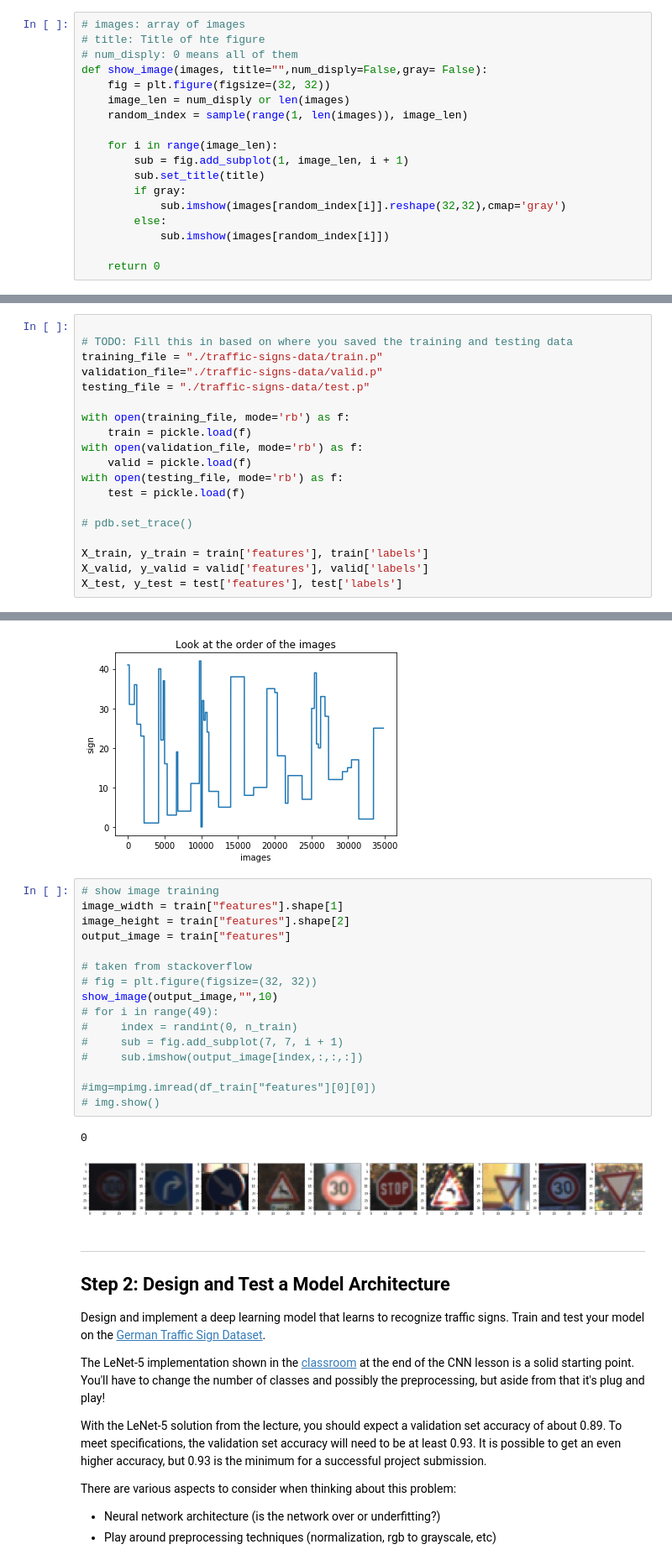
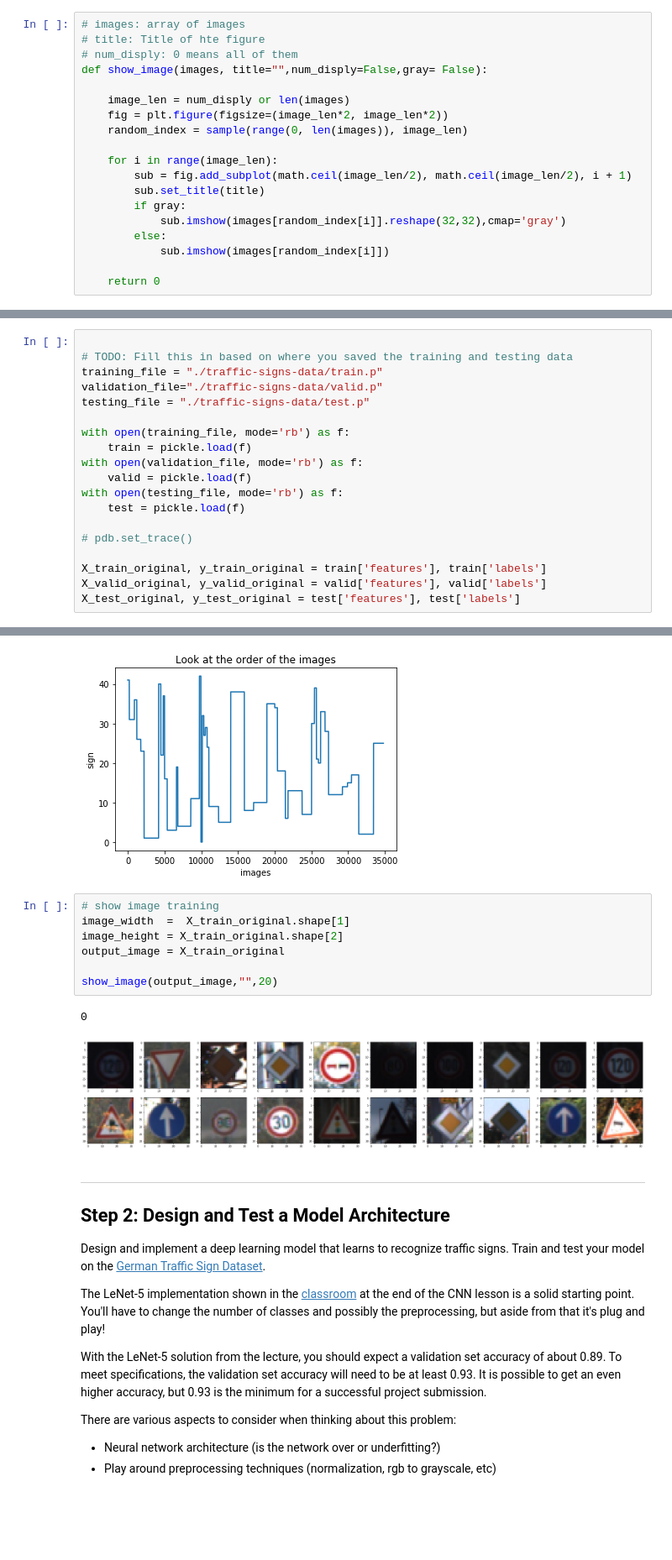
Before and after one commit to malnakli/CarND-Traffic-Sign-Classifier-Project, a Jupyter notebook: Traffic_Sign_Classifier.ipynb, the cells around one changed output, grey strips where cells are left out. Shown at 84% size. Cells and saved outputs as stored; diff of their text form; blank space fills up the shorter version.

```diff
--- a/Traffic_Sign_Classifier.ipynb
+++ b/Traffic_Sign_Classifier.ipynb
@@ -40,12 +43,13 @@ import cv2
 # title: Title of hte figure
 # num_disply: 0 means all of them
 def show_image(images, title="",num_disply=False,gray= False):
-    fig = plt.figure(figsize=(32, 32))
+
     image_len = num_disply or len(images)
-    random_index = sample(range(1, len(images)), image_len)
+    fig = plt.figure(figsize=(image_len*2, image_len*2))
+    random_index = sample(range(0, len(images)), image_len)
 
     for i in range(image_len):
-        sub = fig.add_subplot(1, image_len, i + 1)
+        sub = fig.add_subplot(math.ceil(image_len/2), math.ceil(image_len/2), i + 1)
         sub.set_title(title)
         if gray:
             sub.imshow(images[random_index[i]].reshape(32,32),cmap='gray')
@@ -72,9 +76,9 @@ with open(testing_file, mode='rb') as f:
 
 # pdb.set_trace()
 
-X_train, y_train = train['features'], train['labels']
-X_valid, y_valid = valid['features'], valid['labels']
-X_test, y_test = test['features'], test['labels']
+X_train_original, y_train_original = train['features'], train['labels']
+X_valid_original, y_valid_original = valid['features'], valid['labels']
+X_test_original, y_test_original = test['features'], test['labels']
 # %% [markdown]
 ---
 
@@ -157,25 +161,16 @@ plt.show()
 # %% [output]
 Road narrows on the right
 [figure]
-# %%
-# show image training
-image_width = train["features"].shape[1]
-image_height = train["features"].shape[2]
-output_image = train["features"]
-
-# taken from stackoverflow
-# fig = plt.figure(figsize=(32, 32))
-show_image(output_image,"",10)
-# for i in range(49):
-#     index = randint(0, n_train)
-#     sub = fig.add_subplot(7, 7, i + 1)
-#     sub.imshow(output_image[index,:,:,:])
-
-#img=mpimg.imread(df_train["features"][0][0])
-# img.show()
-# %% [output]
-0
-[figure, removed]
+# %%
+# show image training
+image_width  =  X_train_original.shape[1]
+image_height = X_train_original.shape[2]
+output_image = X_train_original
+
+show_image(output_image,"",20)
+# %% [output]
+0
+[figure, added]
 # %% [markdown]
 ----
 
```
Also changed, not shown: parts of 12 cells of this notebook.
